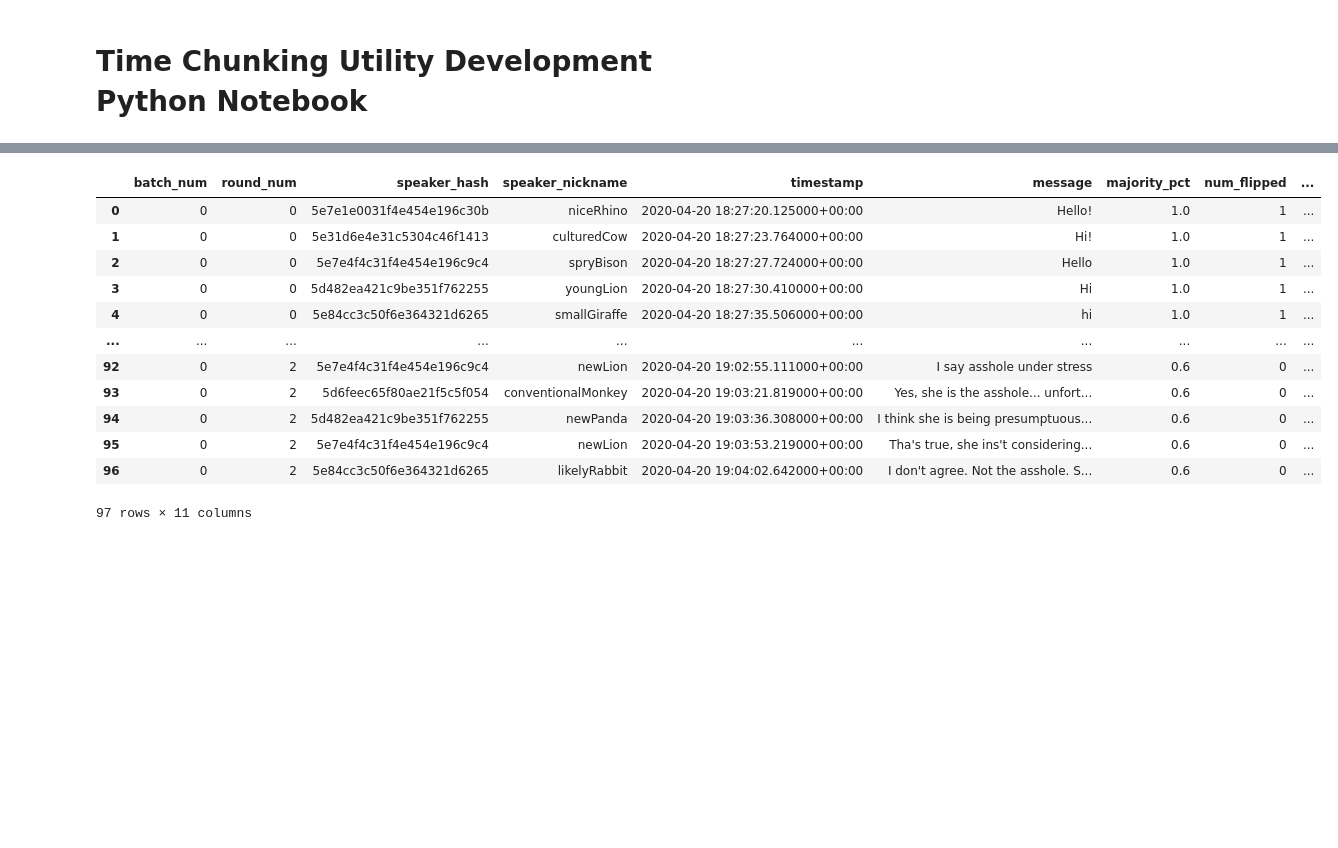
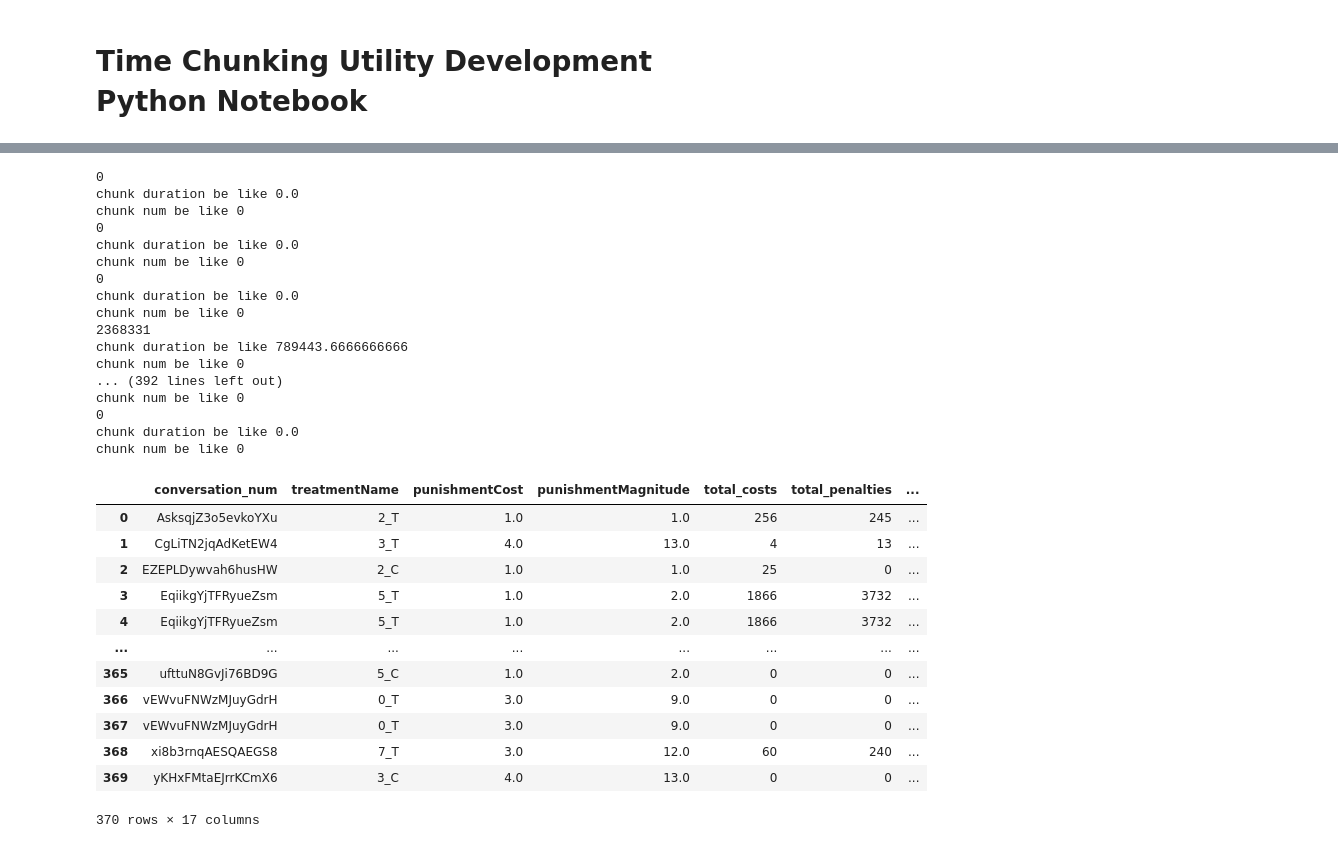
Before and after one commit to Watts-Lab/team_comm_tools, a Jupyter notebook: feature_engine/utils/time_chunking_dev.ipynb, the cells around one changed output, grey strips where cells are left out. Cells and saved outputs as stored; diff of their text form; code cells hidden in the pictures; blank space fills up the shorter version.

Commit message:
typecheck time chunking

```diff
--- a/feature_engine/utils/time_chunking_dev.ipynb
+++ b/feature_engine/utils/time_chunking_dev.ipynb
@@ -6,4 +7,4 @@ import numpy as np
 # %%
-juries = pd.read_csv('../data/raw_data/juries_tiny_for_testing.csv')
-juries
+csop = pd.read_csv('../data/raw_data/pgg_conversations_withblanks.csv')
+csop
 # %% [output]
@@ -22,0 +24,3 @@ juries
+# %%
+csop = preprocess_conversation_columns(csop)
+csop
@@ -26,17 +44,25 @@ def create_chunks(df,num_chunks):
     #check if there are timestamps
     final_df = pd.DataFrame(columns=df.columns)
 
-    for index, conv in df.groupby(['batch_num', 'round_num']):
+    for index, conv in df.groupby(['conversation_num']):
+
+        isDT = isinstance(type(conv['timestamp'].iloc[0]), str)
+
+        if (isDT):
+            # print(f"range before {conv['timestamp'].max() - conv['timestamp'].min()}")
+            conv['timestamp'] = pd.to_datetime(conv['timestamp'])
 
         # Convert timestamp column to DateTime format
-        conv['timestamp'] = pd.to_datetime(conv['timestamp'])
+        # print("this is the datetime after")
+        print(conv['timestamp'].max() - conv['timestamp'].min())
 
         # Calculate the total duration of the conversation
-        total_duration = (conv['timestamp'].max() - conv['timestamp'].min()).total_seconds()
+        total_duration = int((conv['timestamp'].max() - conv['timestamp'].min()).total_seconds()) if isDT else int(conv['timestamp'].max() - conv['timestamp'].min())
         # total_duration = int(df['duration'][0])
 
         # Calculate the duration of each chunk
         chunk_duration = total_duration / num_chunks
+        print(f"chunk duration be like {chunk_duration}")
 
         if chunk_duration == 0:
             chunk_duration = 1
@@ -50,7 +76,8 @@ def create_chunks(df,num_chunks):
             timestamp = row['timestamp']
 
             #calculate the chunk number
-            chunk_number = int(((timestamp - conv['timestamp'].min())).total_seconds() / chunk_duration)
+            chunk_number = int(((timestamp - conv['timestamp'].min())).total_seconds() / chunk_duration) if isDT else int(((timestamp - conv['timestamp'].min())) / chunk_duration)
+            print(f"chunk num be like {chunk_number}")
 
             #restrict the range of the chunks from 0 to num_chunks - 1
             if chunk_number >= num_chunks:
@@ -67,19 +94,36 @@ def create_chunks(df,num_chunks):
 #     create_chunks(conv, 3)
 #     final_df = pd.concat([final_df, conv], ignore_index = True)
 # %%
-df = create_chunks(juries, 3)
+df = create_chunks(csop, 3)
 df
 # %% [output]
+0
+chunk duration be like 0.0
+chunk num be like 0
+0
+chunk duration be like 0.0
+chunk num be like 0
+0
+chunk duration be like 0.0
+chunk num be like 0
+2368331
+chunk duration be like 789443.6666666666
+chunk num be like 0
+... (392 lines left out)
+chunk num be like 0
+0
+chunk duration be like 0.0
+chunk num be like 0
-|  | batch_num | round_num | speaker_hash | speaker_nickname | timestamp | message | majority_pct | num_flipped | ... |
-| 0 | 0 | 0 | 5e7e1e0031f4e454e196c30b | niceRhino | 2020-04-20 18:27:20.125000+00:00 | Hello! | 1.0 | 1 | ... |
-| 1 | 0 | 0 | 5e31d6e4e31c5304c46f1413 | culturedCow | 2020-04-20 18:27:23.764000+00:00 | Hi! | 1.0 | 1 | ... |
-| 2 | 0 | 0 | 5e7e4f4c31f4e454e196c9c4 | spryBison | 2020-04-20 18:27:27.724000+00:00 | Hello | 1.0 | 1 | ... |
-| 3 | 0 | 0 | 5d482ea421c9be351f762255 | youngLion | 2020-04-20 18:27:30.410000+00:00 | Hi | 1.0 | 1 | ... |
-| 4 | 0 | 0 | 5e84cc3c50f6e364321d6265 | smallGiraffe | 2020-04-20 18:27:35.506000+00:00 | hi | 1.0 | 1 | ... |
-| ... | ... | ... | ... | ... | ... | ... | ... | ... | ... |
-| 92 | 0 | 2 | 5e7e4f4c31f4e454e196c9c4 | newLion | 2020-04-20 19:02:55.111000+00:00 | I say asshole under stress | 0.6 | 0 | ... |
-| 93 | 0 | 2 | 5d6feec65f80ae21f5c5f054 | conventionalMonkey | 2020-04-20 19:03:21.819000+00:00 | Yes, she is the asshole... unfort... | 0.6 | 0 | ... |
-| 94 | 0 | 2 | 5d482ea421c9be351f762255 | newPanda | 2020-04-20 19:03:36.308000+00:00 | I think she is being presumptuous... | 0.6 | 0 | ... |
-| 95 | 0 | 2 | 5e7e4f4c31f4e454e196c9c4 | newLion | 2020-04-20 19:03:53.219000+00:00 | Tha's true, she ins't considering... | 0.6 | 0 | ... |
-| 96 | 0 | 2 | 5e84cc3c50f6e364321d6265 | likelyRabbit | 2020-04-20 19:04:02.642000+00:00 | I don't agree. Not the asshole. S... | 0.6 | 0 | ... |
+|  | conversation_num | treatmentName | punishmentCost | punishmentMagnitude | total_costs | total_penalties | ... |
+| 0 | AsksqjZ3o5evkoYXu | 2_T | 1.0 | 1.0 | 256 | 245 | ... |
+| 1 | CgLiTN2jqAdKetEW4 | 3_T | 4.0 | 13.0 | 4 | 13 | ... |
+| 2 | EZEPLDywvah6husHW | 2_C | 1.0 | 1.0 | 25 | 0 | ... |
+| 3 | EqiikgYjTFRyueZsm | 5_T | 1.0 | 2.0 | 1866 | 3732 | ... |
+| 4 | EqiikgYjTFRyueZsm | 5_T | 1.0 | 2.0 | 1866 | 3732 | ... |
+| ... | ... | ... | ... | ... | ... | ... | ... |
+| 365 | ufttuN8GvJi76BD9G | 5_C | 1.0 | 2.0 | 0 | 0 | ... |
+| 366 | vEWvuFNWzMJuyGdrH | 0_T | 3.0 | 9.0 | 0 | 0 | ... |
+| 367 | vEWvuFNWzMJuyGdrH | 0_T | 3.0 | 9.0 | 0 | 0 | ... |
+| 368 | xi8b3rnqAESQAEGS8 | 7_T | 3.0 | 12.0 | 60 | 240 | ... |
+| 369 | yKHxFMtaEJrrKCmX6 | 3_C | 4.0 | 13.0 | 0 | 0 | ... |
-97 rows × 11 columns
+370 rows × 17 columns
```
Also changed, not shown: parts of 4 cells of this notebook, 1 other file.
